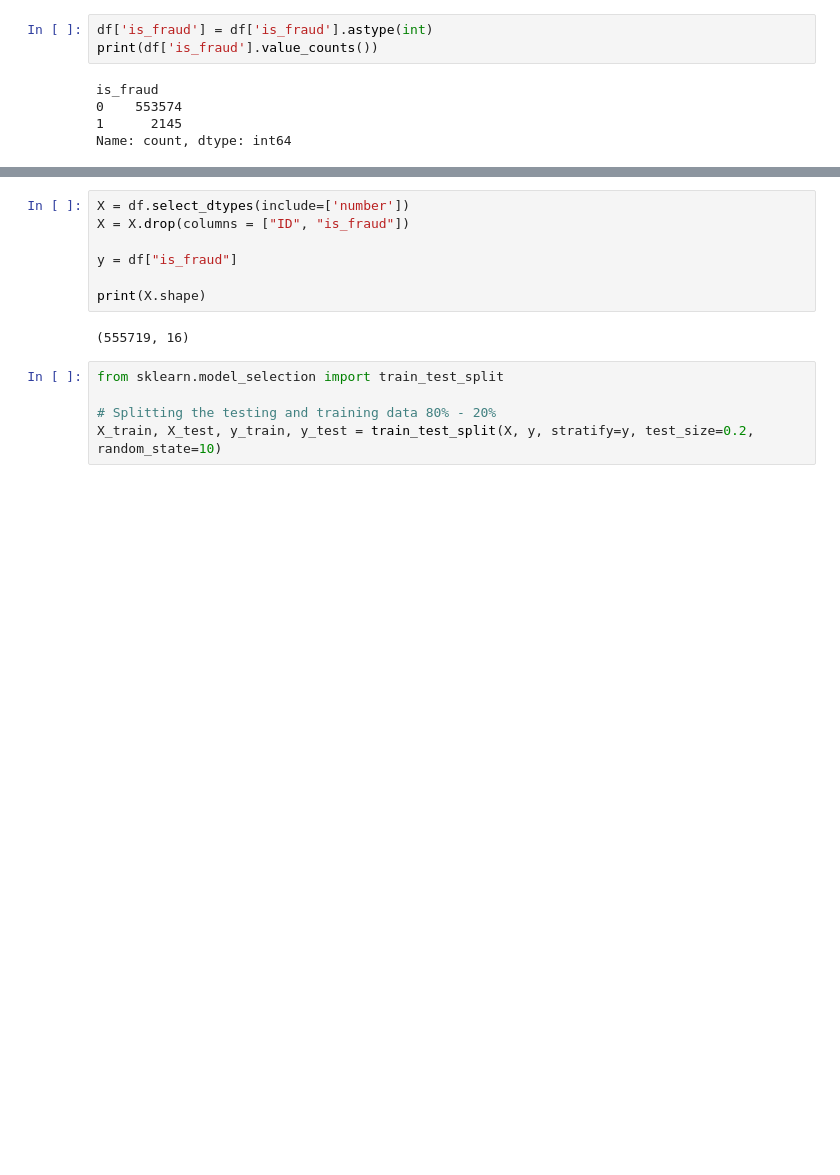
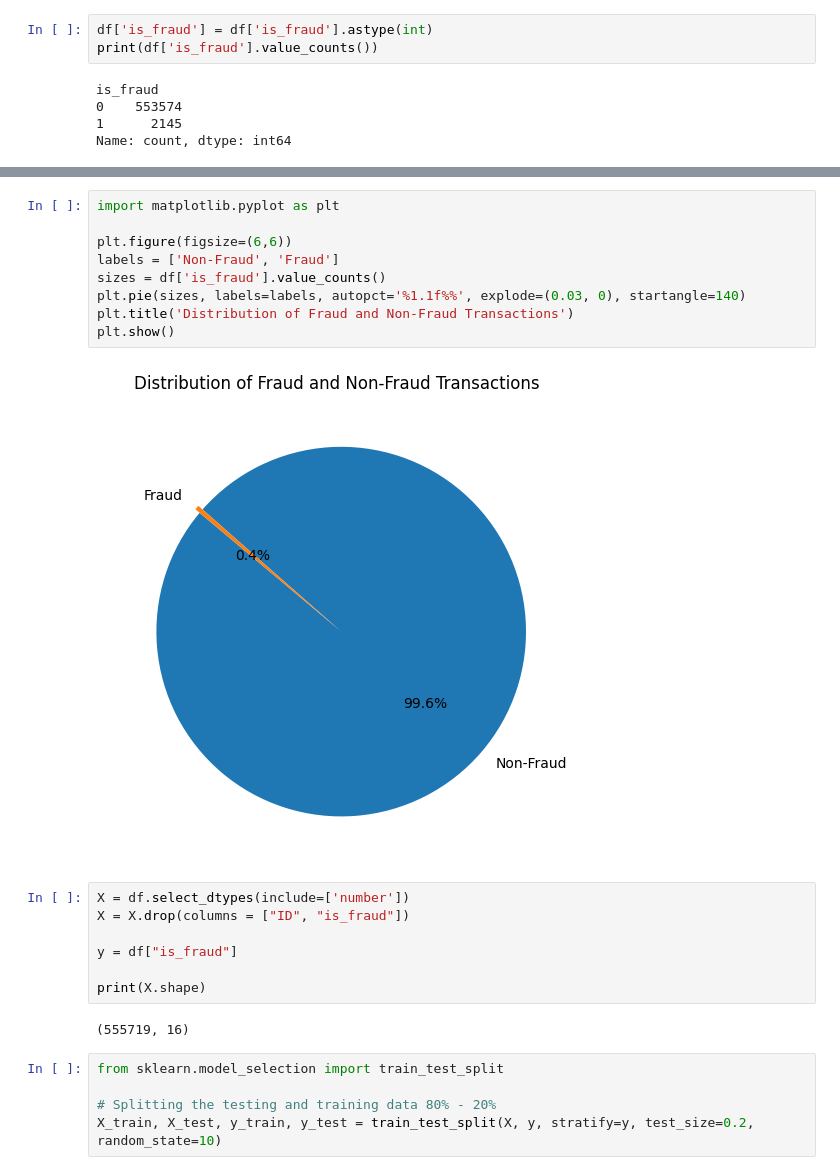
Before and after one commit to Oli-George/Machine-Learning, a Jupyter notebook: main.ipynb, the cells around one changed output, grey strips where cells are left out. Drawn from its saved outputs; the diff is of its cells as text; blank space fills up the shorter version.

```diff
--- a/main.ipynb
+++ b/main.ipynb
@@ -78,3 +84,14 @@ KeyError: 'trans_date_trans_time'
+# %%
+import matplotlib.pyplot as plt
+
+plt.figure(figsize=(6,6))
+labels = ['Non-Fraud', 'Fraud']
+sizes = df['is_fraud'].value_counts()
+plt.pie(sizes, labels=labels, autopct='%1.1f%%', explode=(0.03, 0), startangle=140)
+plt.title('Distribution of Fraud and Non-Fraud Transactions')
+plt.show()
+# %% [output]
+[figure, added]
 # %%
 X = df.select_dtypes(include=['number'])
 X = X.drop(columns = ["ID", "is_fraud"])
```
Also changed, not shown: parts of 10 cells of this notebook.
